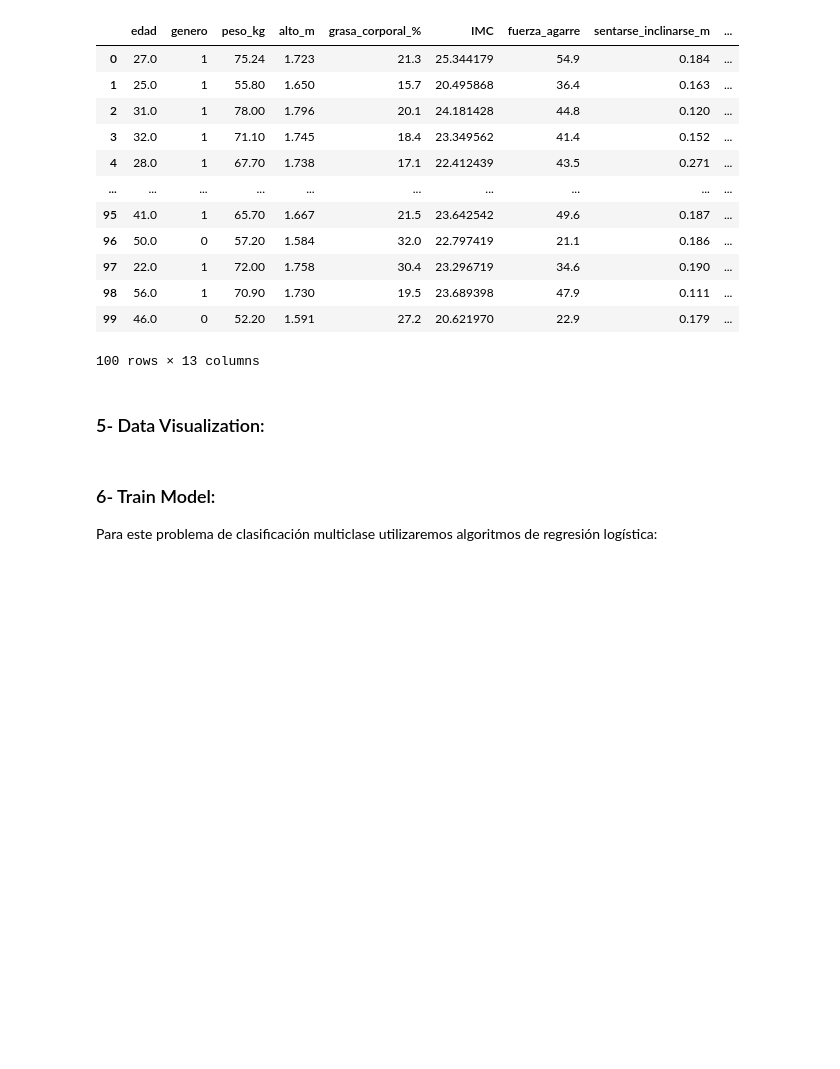
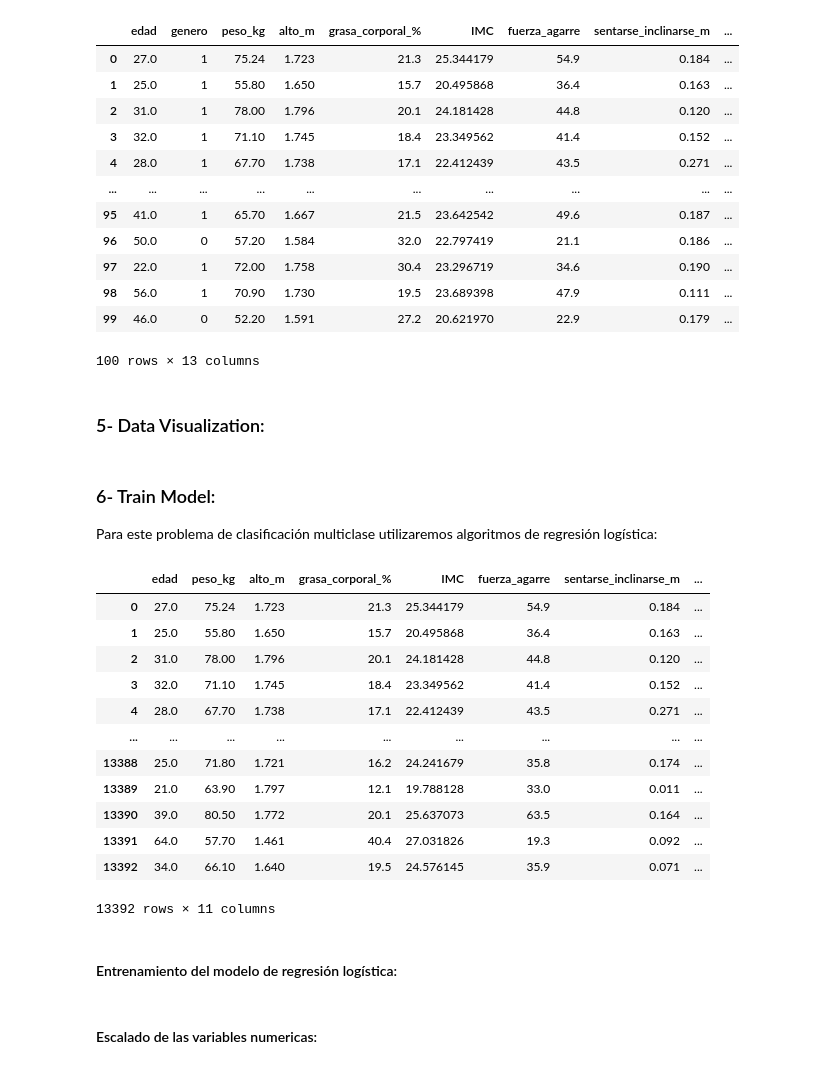
Before and after one commit to sosarodrigox/Grupo1-PP1, a Jupyter notebook: grupo1_pp1.ipynb, the cells around one changed output. Saved outputs shown, nothing was run; the diff lists cells and outputs as text; code cells hidden in the pictures; blank space fills up the shorter version.

Commit message:
modelo regresion logistica

```diff
--- a/grupo1_pp1.ipynb
+++ b/grupo1_pp1.ipynb
@@ -302,0 +301,33 @@ Para este problema de clasificación multiclase utilizaremos algoritmos de regre
+# %%
+#Seleccionamos las columnas a escalar (todas menos genero y clase):
+variables_numericas = [
+'edad',
+'peso_kg',
+'alto_m',
+'grasa_corporal_%',
+'IMC',
+'fuerza_agarre',
+'sentarse_inclinarse_m',
+'cant_abdominales',
+'salto_largo_m_',
+'diastolica',
+'sistolica',
+]
+
+df_copy[variables_numericas]
+# %% [output]
+|  | edad | peso_kg | alto_m | grasa_corporal_% | IMC | fuerza_agarre | sentarse_inclinarse_m | ... |
+| 0 | 27.0 | 75.24 | 1.723 | 21.3 | 25.344179 | 54.9 | 0.184 | ... |
+| 1 | 25.0 | 55.80 | 1.650 | 15.7 | 20.495868 | 36.4 | 0.163 | ... |
+| 2 | 31.0 | 78.00 | 1.796 | 20.1 | 24.181428 | 44.8 | 0.120 | ... |
+| 3 | 32.0 | 71.10 | 1.745 | 18.4 | 23.349562 | 41.4 | 0.152 | ... |
+| 4 | 28.0 | 67.70 | 1.738 | 17.1 | 22.412439 | 43.5 | 0.271 | ... |
+| ... | ... | ... | ... | ... | ... | ... | ... | ... |
+| 13388 | 25.0 | 71.80 | 1.721 | 16.2 | 24.241679 | 35.8 | 0.174 | ... |
+| 13389 | 21.0 | 63.90 | 1.797 | 12.1 | 19.788128 | 33.0 | 0.011 | ... |
+| 13390 | 39.0 | 80.50 | 1.772 | 20.1 | 25.637073 | 63.5 | 0.164 | ... |
+| 13391 | 64.0 | 57.70 | 1.461 | 40.4 | 27.031826 | 19.3 | 0.092 | ... |
+| 13392 | 34.0 | 66.10 | 1.640 | 19.5 | 24.576145 | 35.9 | 0.071 | ... |
+13392 rows × 11 columns
+# %% [markdown]
+#### Entrenamiento del modelo de regresión  logística:
@@ -302,0 +345,2 @@ Para este problema de clasificación multiclase utilizaremos algoritmos de regre
+# %% [markdown]
+#### Escalado de las variables numericas:
```
Also changed, not shown: parts of 12 cells of this notebook.
